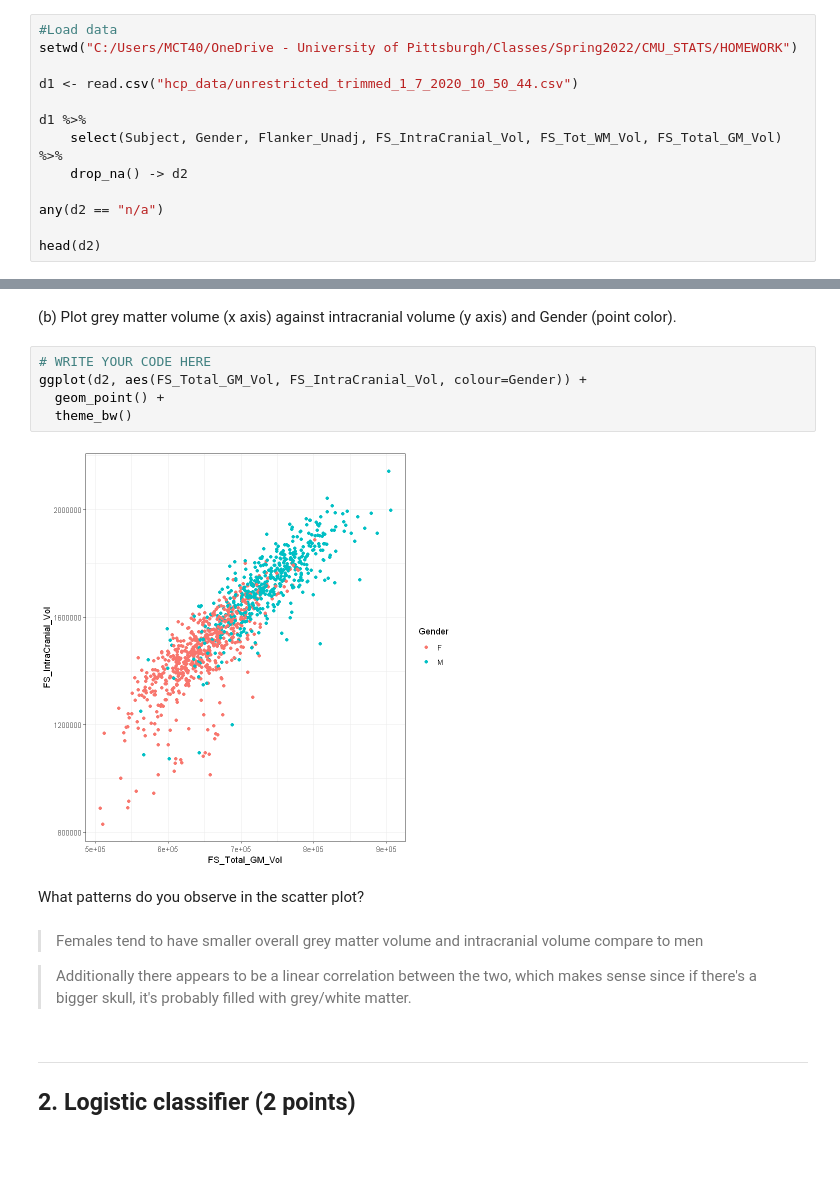
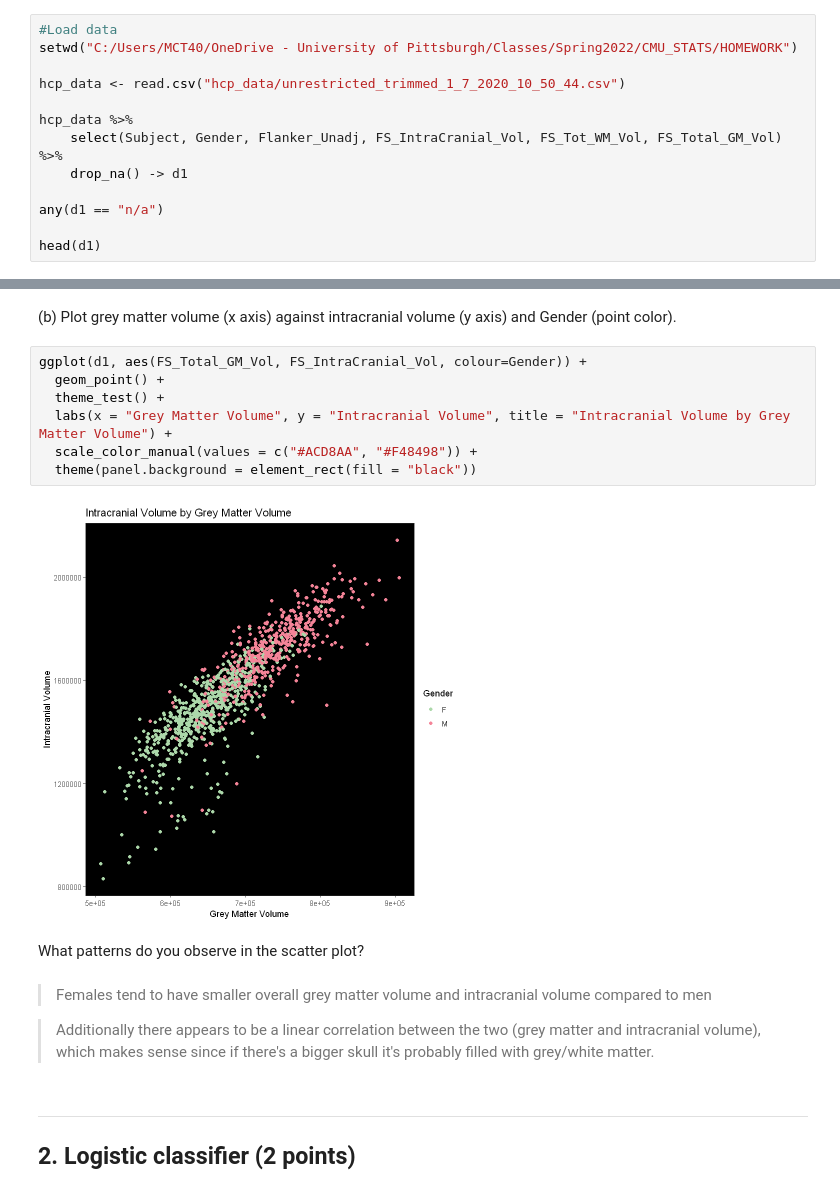
Before and after one commit to tardifmc/Tardif_DSPN_S22, a Jupyter notebook: Homework8.ipynb, the cells around one changed output, grey strips where cells are left out. Saved outputs shown, nothing was run; the diff lists cells and outputs as text; blank space fills up the shorter version.

```diff
--- a/Homework8.ipynb
+++ b/Homework8.ipynb
@@ -34,15 +34,15 @@ x dplyr::lag()    masks stats::lag()
 #Load data
 setwd("C:/Users/MCT40/OneDrive - University of Pittsburgh/Classes/Spring2022/CMU_STATS/HOMEWORK")
 
-d1 <- read.csv("hcp_data/unrestricted_trimmed_1_7_2020_10_50_44.csv")
+hcp_data <- read.csv("hcp_data/unrestricted_trimmed_1_7_2020_10_50_44.csv")
 
-d1 %>%
+hcp_data %>%
     select(Subject, Gender, Flanker_Unadj, FS_IntraCranial_Vol, FS_Tot_WM_Vol, FS_Total_GM_Vol) %>%
-    drop_na() -> d2
+    drop_na() -> d1
 
-any(d2 == "n/a")
+any(d1 == "n/a")
 
-head(d2)
+head(d1)
 # %% [output]
 [1] FALSE
 A data.frame: 6 × 6
@@ -56,19 +56,21 @@ A data.frame: 6 × 6
 | 6 | 101107 | M | 107.04 | 1512727 | 416995 | 665024 |
 # %% [markdown]
 (b) Plot grey matter volume (x axis) against intracranial volume (y axis) and Gender (point color).
-# %%
-# WRITE YOUR CODE HERE
-ggplot(d2, aes(FS_Total_GM_Vol, FS_IntraCranial_Vol, colour=Gender)) +
-  geom_point() +
-  theme_bw()
-# %% [output]
-[figure, removed]
+# %%
+ggplot(d1, aes(FS_Total_GM_Vol, FS_IntraCranial_Vol, colour=Gender)) +
+  geom_point() +
+  theme_test() +
+  labs(x = "Grey Matter Volume", y = "Intracranial Volume", title = "Intracranial Volume by Grey Matter Volume") +
+  scale_color_manual(values = c("#ACD8AA", "#F48498")) +
+  theme(panel.background = element_rect(fill = "black"))
+# %% [output]
+[figure, added]
 # %% [markdown]
 What patterns do you observe in the scatter plot?
 # %% [markdown]
-> Females tend to have smaller overall grey matter volume and intracranial volume compare to men
+> Females tend to have smaller overall grey matter volume and intracranial volume compared to men
 
-> Additionally there appears to be a linear correlation between the two, which makes sense since if there's a bigger skull, it's probably filled with grey/white matter.
+> Additionally there appears to be a linear correlation between the two (grey matter and intracranial volume), which makes sense since if there's a bigger skull it's probably filled with grey/white matter.
 # %% [markdown]
 ---
 ## 2. Logistic classifier (2 points)
```
Also changed, not shown: parts of 4 cells of this notebook.
